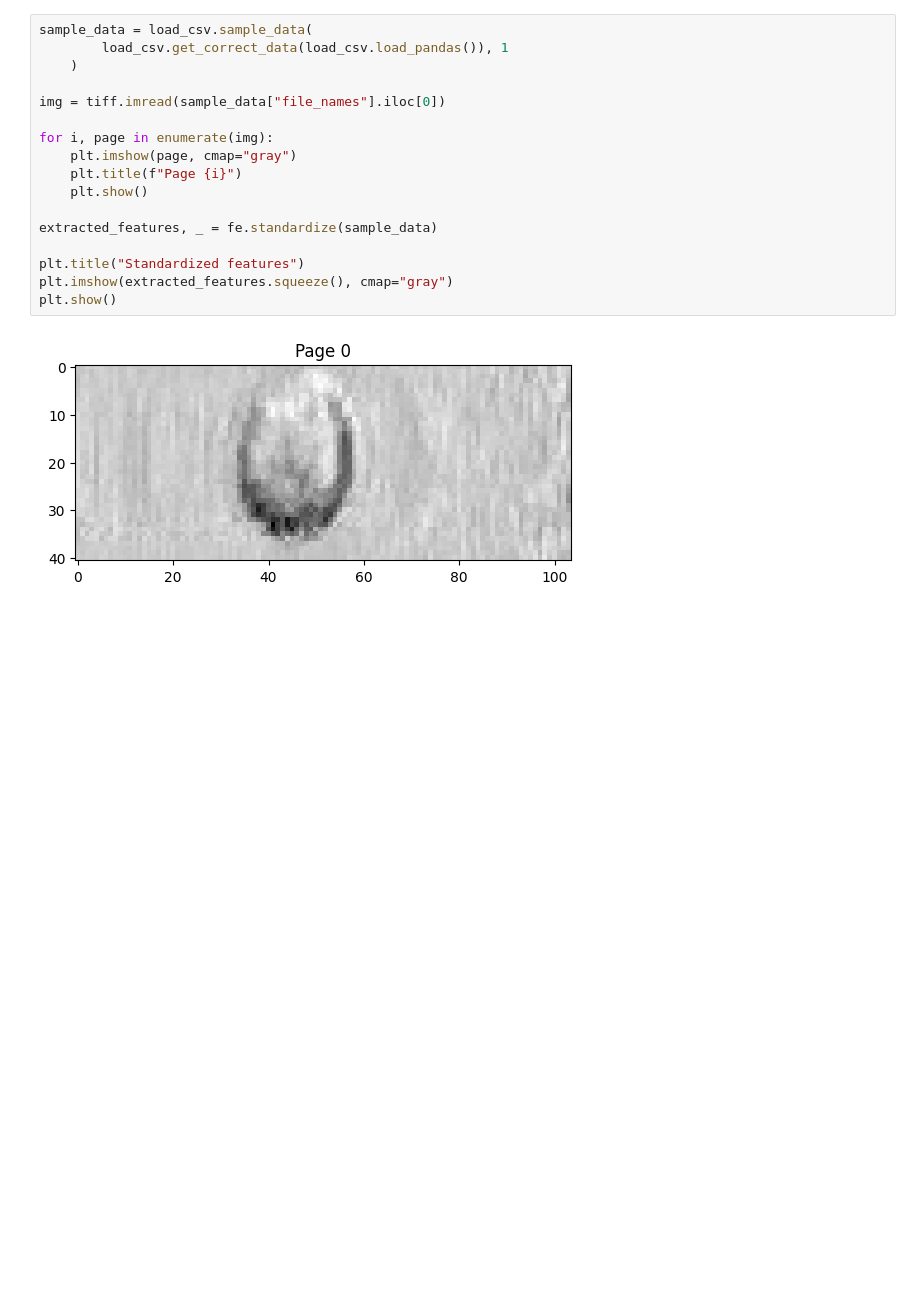
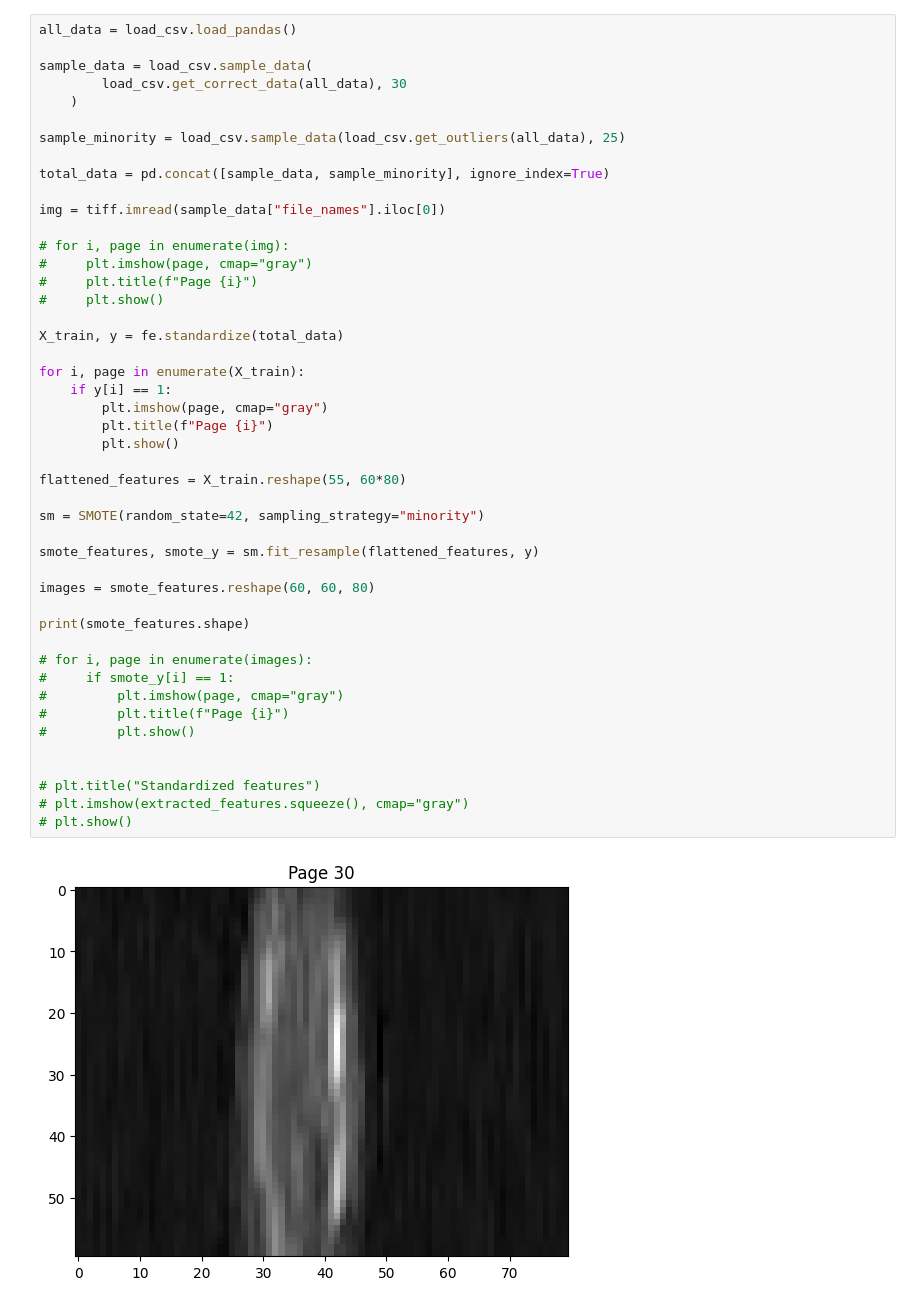
Before and after one commit to Bendemeurichy/majority-vote-outlier-detection, a Jupyter notebook: models/CNN/visualisation.ipynb, the cells around one changed output. Cells and saved outputs as stored; diff of their text form; blank space fills up the shorter version.

Commit message:
2nd CNN model mostly completed and also added SMOTE data generation for the outliers.

```diff
--- a/models/CNN/visualisation.ipynb
+++ b/models/CNN/visualisation.ipynb
@@ -20,20 +21,49 @@ E0000 00:00:1732290116.390011  248649 cuda_blas.cc:1418] Unable to register cuBL
 To enable the following instructions: AVX2 FMA, in other operations, rebuild TensorFlow with the appropriate compiler flags.
 # %%
+all_data = load_csv.load_pandas()
+
 sample_data = load_csv.sample_data(
-        load_csv.get_correct_data(load_csv.load_pandas()), 1
+        load_csv.get_correct_data(all_data), 30
     )
+
+sample_minority = load_csv.sample_data(load_csv.get_outliers(all_data), 25)
+
+total_data = pd.concat([sample_data, sample_minority], ignore_index=True)
 
 img = tiff.imread(sample_data["file_names"].iloc[0])
 
-for i, page in enumerate(img):
-    plt.imshow(page, cmap="gray")
-    plt.title(f"Page {i}")
-    plt.show()
+# for i, page in enumerate(img):
+#     plt.imshow(page, cmap="gray")
+#     plt.title(f"Page {i}")
+#     plt.show()
 
-extracted_features, _ = fe.standardize(sample_data)
+X_train, y = fe.standardize(total_data)
 
-plt.title("Standardized features")
-plt.imshow(extracted_features.squeeze(), cmap="gray")
-plt.show()
+for i, page in enumerate(X_train):
+    if y[i] == 1:
+        plt.imshow(page, cmap="gray")
+        plt.title(f"Page {i}")
+        plt.show()
+
+flattened_features = X_train.reshape(55, 60*80)
+
+sm = SMOTE(random_state=42, sampling_strategy="minority")
+
+smote_features, smote_y = sm.fit_resample(flattened_features, y)
+
+images = smote_features.reshape(60, 60, 80)
+
+print(smote_features.shape)
+
+# for i, page in enumerate(images):
+#     if smote_y[i] == 1:
+#         plt.imshow(page, cmap="gray")
+#         plt.title(f"Page {i}")
+#         plt.show()
+
+
+# plt.title("Standardized features")
+# plt.imshow(extracted_features.squeeze(), cmap="gray")
+# plt.show()
 # %% [output]
-[figure, old version]
+[figure, new version]
```
Also changed, not shown: parts of 2 cells of this notebook, 2 other files.
